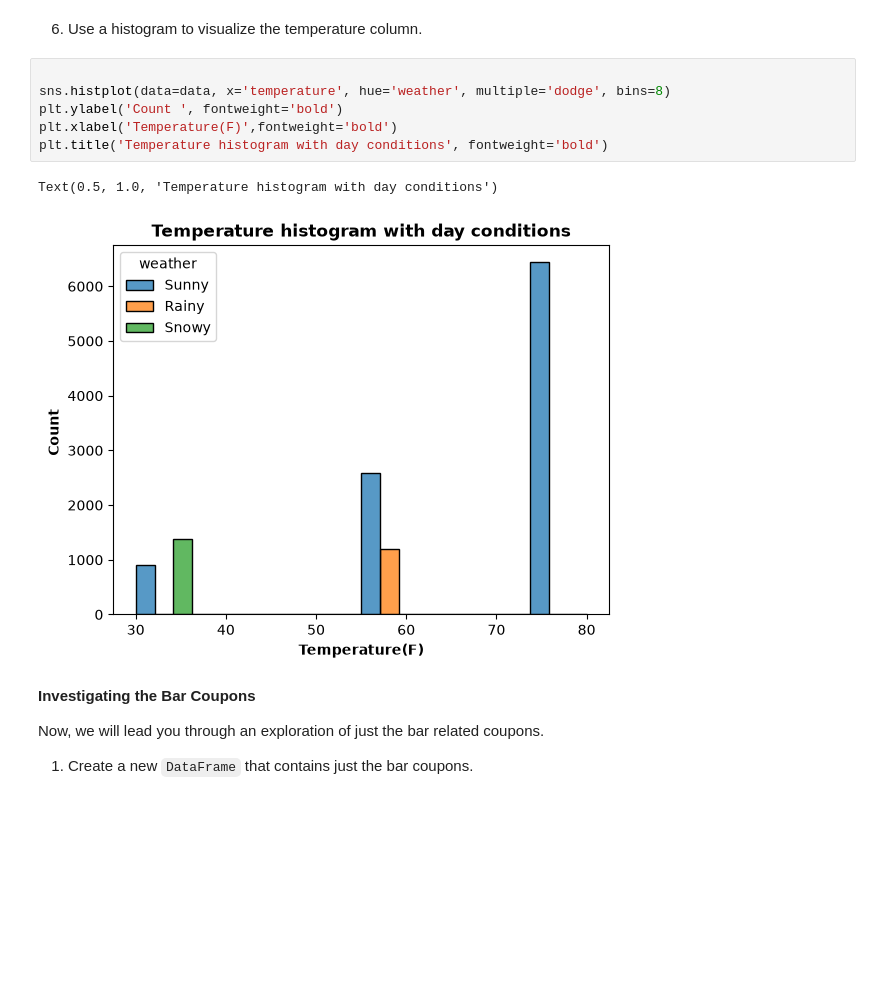
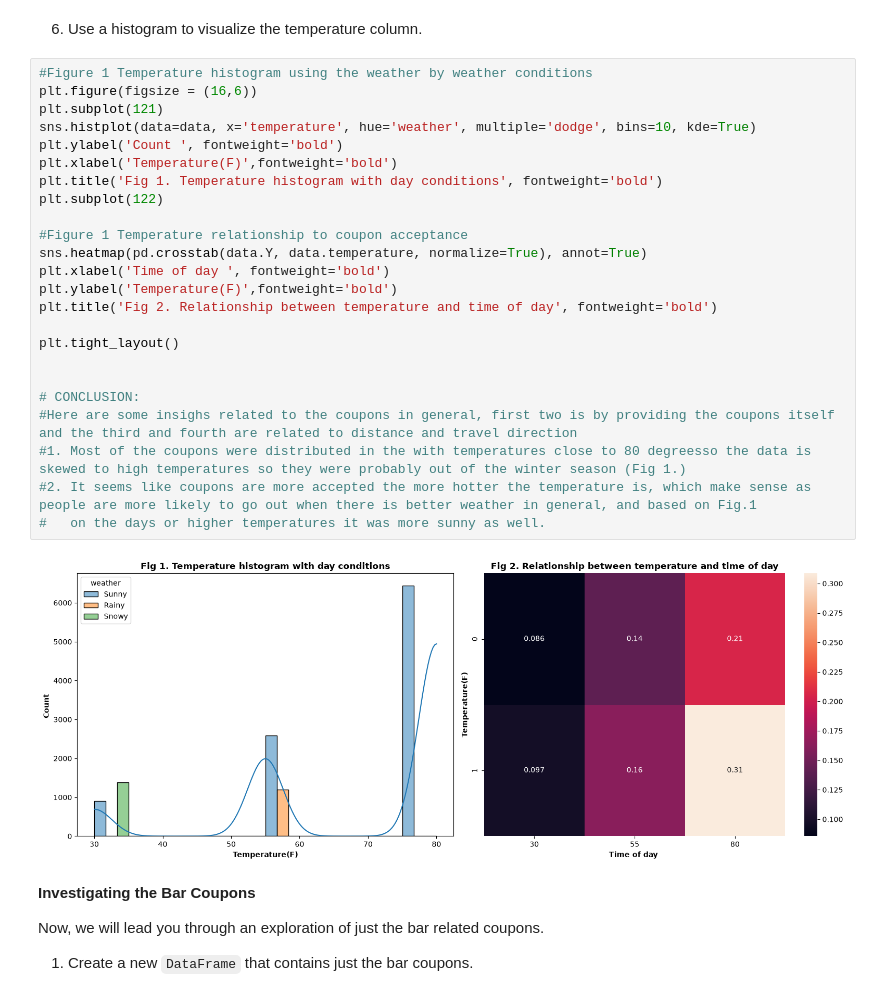
Before and after one commit to jonasmayor/Coupons_Research_Data, a Jupyter notebook: prompt.ipynb, the cells around one changed output. Saved outputs shown, nothing was run; the diff lists cells and outputs as text; blank space fills up the shorter version.

```diff
--- a/prompt.ipynb
+++ b/prompt.ipynb
@@ -301,14 +317,31 @@ plt.tight_layout()
 # %% [markdown]
 6. Use a histogram to visualize the temperature column.
-# %%
-
-sns.histplot(data=data, x='temperature', hue='weather', multiple='dodge', bins=8)
-plt.ylabel('Count ', fontweight='bold')
-plt.xlabel('Temperature(F)',fontweight='bold')
-plt.title('Temperature histogram with day conditions', fontweight='bold')
-# %% [output]
-Text(0.5, 1.0, 'Temperature histogram with day conditions')
-[figure, removed]
+# %%
+#Figure 1 Temperature histogram using the weather by weather conditions
+plt.figure(figsize = (16,6))
+plt.subplot(121)
+sns.histplot(data=data, x='temperature', hue='weather', multiple='dodge', bins=10, kde=True)
+plt.ylabel('Count ', fontweight='bold')
+plt.xlabel('Temperature(F)',fontweight='bold')
+plt.title('Fig 1. Temperature histogram with day conditions', fontweight='bold')
+plt.subplot(122)
+
+#Figure 1 Temperature relationship to coupon acceptance
+sns.heatmap(pd.crosstab(data.Y, data.temperature, normalize=True), annot=True)
+plt.xlabel('Time of day ', fontweight='bold')
+plt.ylabel('Temperature(F)',fontweight='bold')
+plt.title('Fig 2. Relationship between temperature and time of day', fontweight='bold')
+
+plt.tight_layout()
+
+
+# CONCLUSION:
+#Here are some insighs related to the coupons in general, first two is by providing the coupons itself and the third and fourth are related to distance and travel direction
+#1. Most of the coupons were distributed in the with temperatures close to 80 degreesso the data is skewed to high temperatures so they were probably out of the winter season (Fig 1.)
+#2. It seems like coupons are more accepted the more hotter the temperature is, which make sense as people are more likely to go out when there is better weather in general, and based on Fig.1
+#   on the days or higher temperatures it was more sunny as well.
+# %% [output]
+[figure, added]
 # %% [markdown]
 **Investigating the Bar Coupons**
 
```
Also changed, not shown: parts of 10 cells of this notebook.
